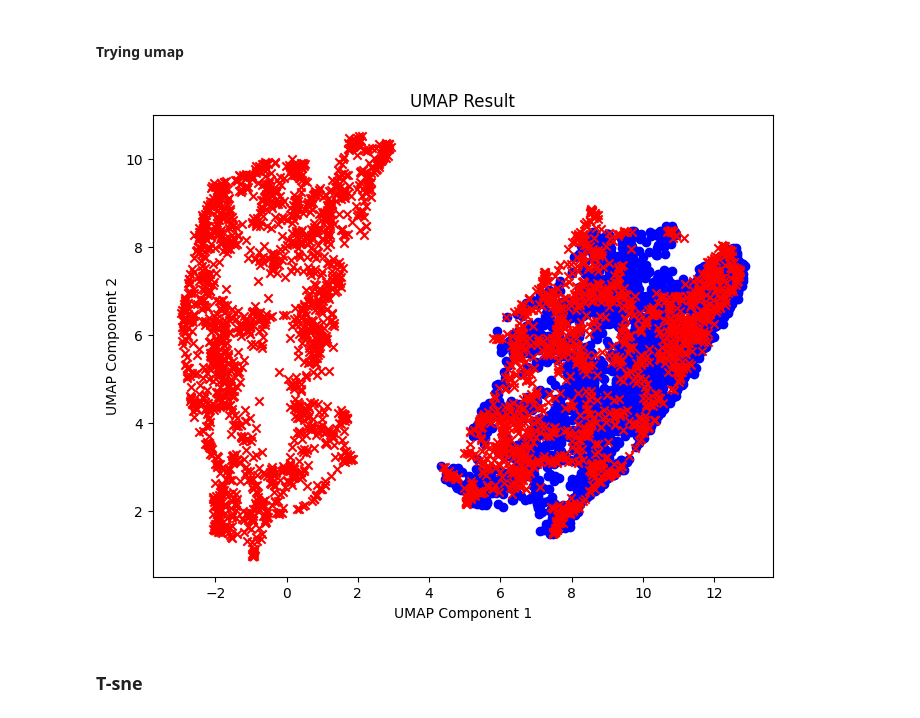
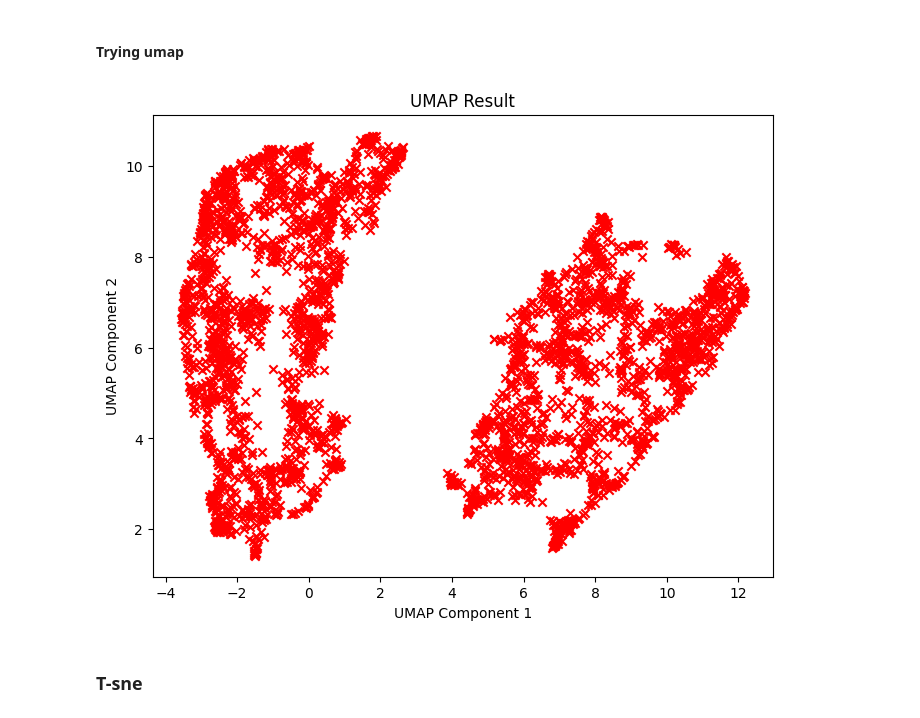
Before and after one commit to JiashengWan/MLPM, a Jupyter notebook: data_viz.ipynb, the cells around one changed output. Cells and saved outputs as stored; diff of their text form; code cells hidden in the pictures.

```diff
--- a/data_viz.ipynb
+++ b/data_viz.ipynb
@@ -347,13 +343,13 @@ umap_result_test = umap_model.transform(test_syn_df[::10])
 # %%
 # Plot UMAP result
 plt.figure(figsize=(8, 6))
-plt.scatter(umap_result_test[:, 0], umap_result_test[:, 1], c="blue", marker='o')
 plt.scatter(umap_result[:, 0], umap_result[:, 1], c='red', marker='x')
 plt.title('UMAP Result')
 plt.xlabel('UMAP Component 1')
 plt.ylabel('UMAP Component 2')
+plt.savefig("./images/UMAP_Training_VG5_turbine.pdf")
 plt.show()
 # %% [output]
-[figure, old version]
+[figure, new version]
 # %% [markdown]
 ### T-sne
```
Also changed, not shown: parts of 10 cells of this notebook, 58 other files.
